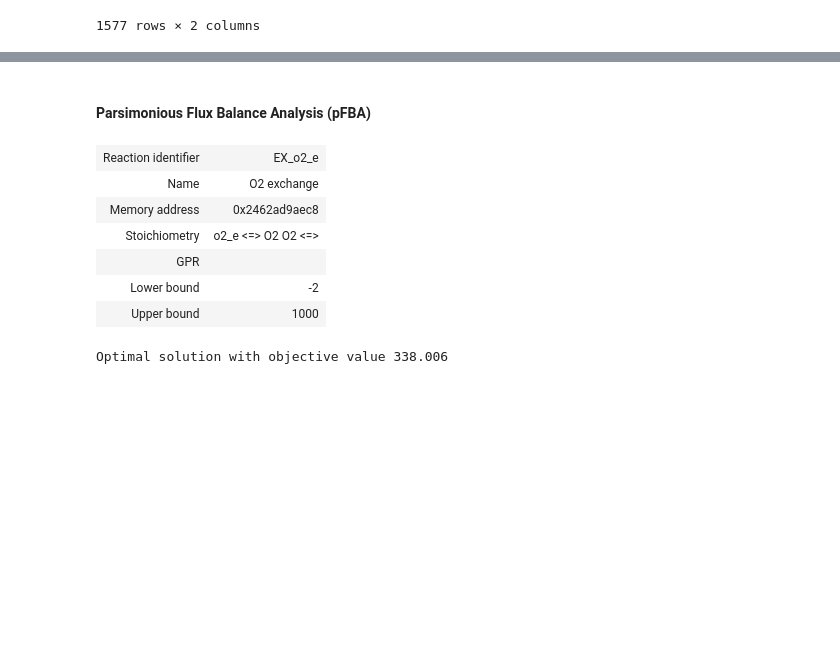
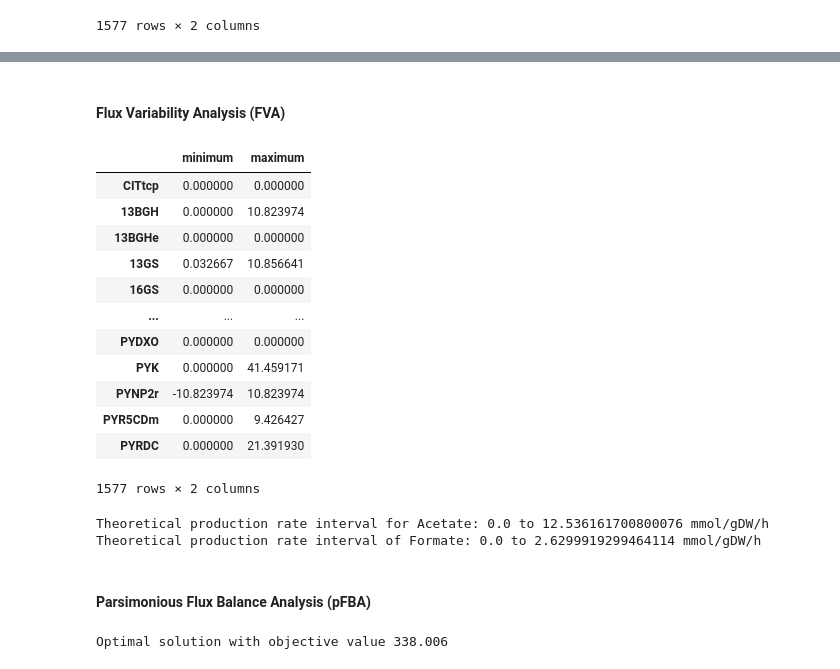
Before and after one commit to BioSystemsUM/s2m2, a Jupyter notebook: flux_analysis/s2m2 - hands-on cobra - Exercise 6.ipynb, the cells around one changed output, grey strips where cells are left out. Saved outputs shown, nothing was run; the diff lists cells and outputs as text; code cells hidden in the pictures; blank space fills up the shorter version.

```diff
--- a/flux_analysis/s2m2 - hands-on cobra - Exercise 6.ipynb
+++ b/flux_analysis/s2m2 - hands-on cobra - Exercise 6.ipynb
@@ -163,18 +176,33 @@ Optimal solution with objective value 0.000
+# %% [markdown]
+#### Flux Variability Analysis (FVA)
+# %%
+#performing fva simulation
+fva_solution = cobra.flux_analysis.flux_variability_analysis(model, fraction_of_optimum=0.1)
+fva_solution
+# %% [output]
+|  | minimum | maximum |
+| CITtcp | 0.000000 | 0.000000 |
+| 13BGH | 0.000000 | 10.823974 |
+| 13BGHe | 0.000000 | 0.000000 |
+| 13GS | 0.032667 | 10.856641 |
+| 16GS | 0.000000 | 0.000000 |
+| ... | ... | ... |
+| PYDXO | 0.000000 | 0.000000 |
+| PYK | 0.000000 | 41.459171 |
+| PYNP2r | -10.823974 | 10.823974 |
+| PYR5CDm | 0.000000 | 9.426427 |
+| PYRDC | 0.000000 | 21.391930 |
+1577 rows × 2 columns
+# %%
+# maximum theoretical production rates of Acetate (EX_ac_e) and Formate (EX_for_e)
+
+print(f'Theoretical production rate interval for Acetate:', fva_solution.loc['EX_ac_e', 'minimum'], 'to', fva_solution.loc['EX_ac_e', 'maximum'], 'mmol/gDW/h')
+print(f'Theoretical production rate interval of Formate:', fva_solution.loc['EX_for_e', 'minimum'], 'to', fva_solution.loc['EX_for_e', 'maximum'], 'mmol/gDW/h')
+# %% [output]
+Theoretical production rate interval for Acetate: 0.0 to 12.536161700800076 mmol/gDW/h
+Theoretical production rate interval of Formate: 0.0 to 2.6299919299464114 mmol/gDW/h
 # %% [markdown]
 #### Parsimonious Flux Balance Analysis (pFBA)
-# %%
-#setting the environmental conditions to replicate an aerobic medium
-o2 = model.reactions.get_by_id('EX_o2_e')
-o2.bounds = (-2,1000)
-o2
-# %% [output]
-| Reaction identifier | EX_o2_e |
-| Name | O2 exchange |
-| Memory address | 0x2462ad9aec8 |
-| Stoichiometry | o2_e <=> O2 O2 <=> |
-| GPR |  |
-| Lower bound | -2 |
-| Upper bound | 1000 |
 # %%
 #performing pfba simulation
 pfba_solution = cobra.flux_analysis.pfba(model)
```
Also changed, not shown: parts of 22 cells of this notebook.
